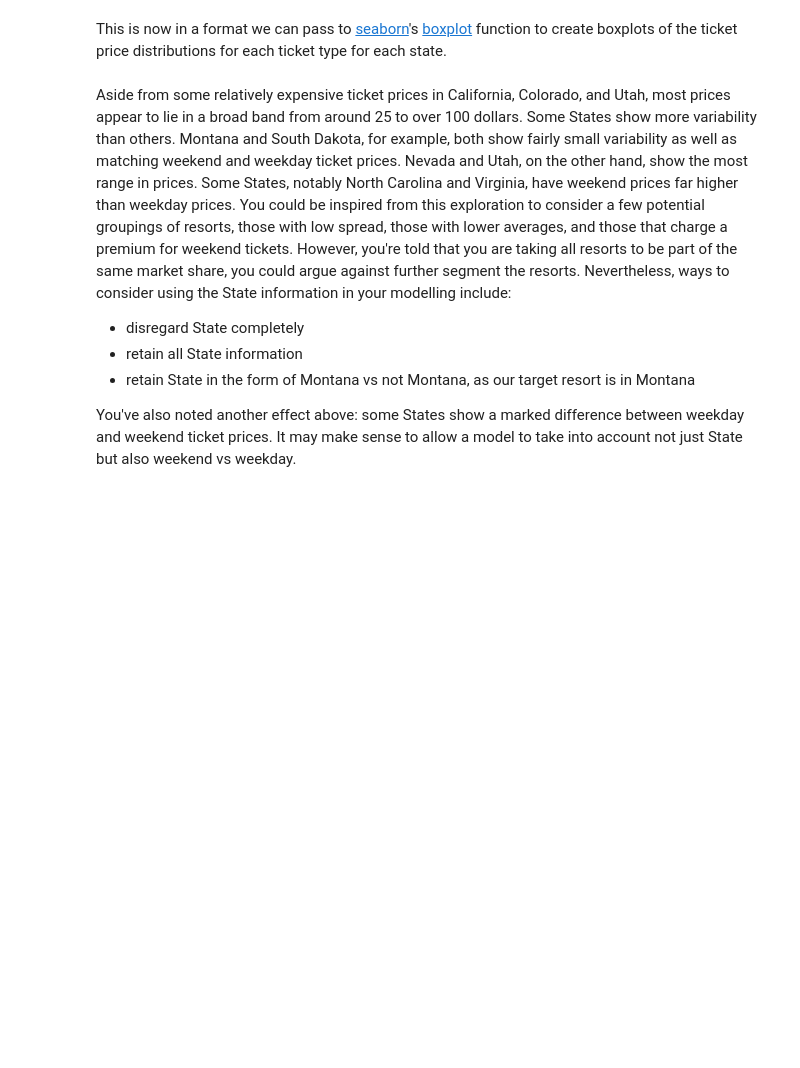
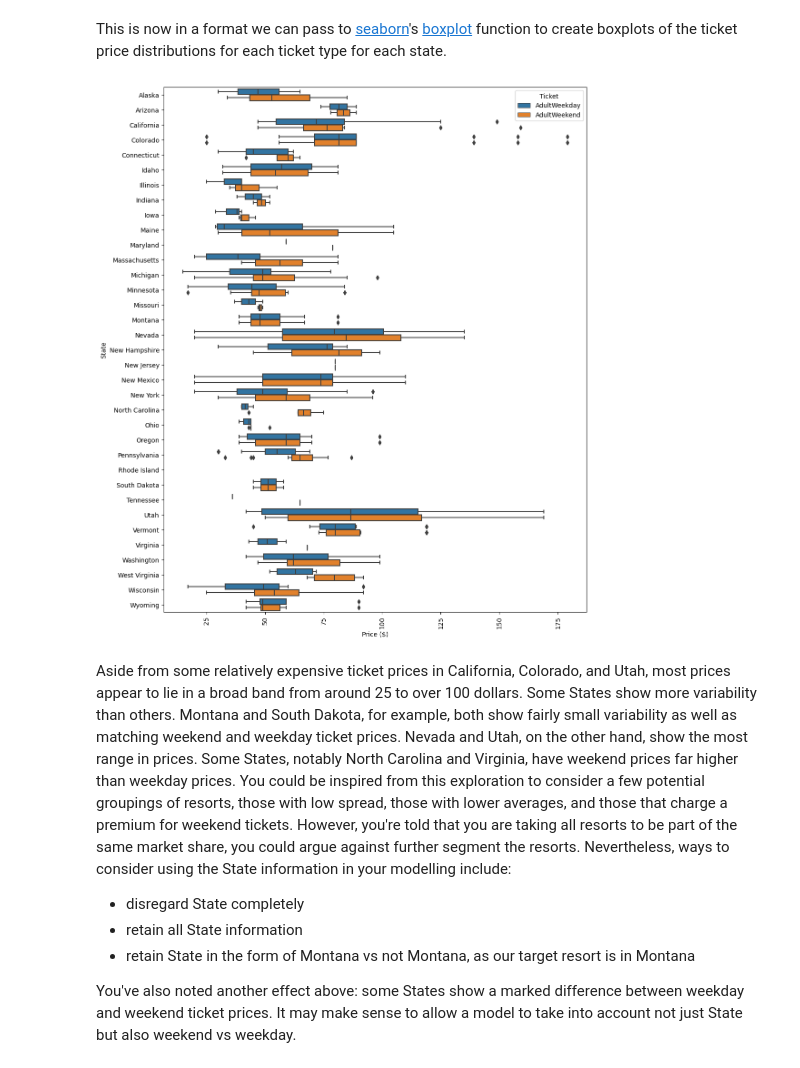
Before and after one commit to ajamkotc/DataScienceGuidedCapstone, a Jupyter notebook: Notebooks/02_data_wrangling.ipynb, the cells around one changed output. Cells and saved outputs as stored; diff of their text form; code cells hidden in the pictures; blank space fills up the shorter version.

```diff
--- a/Notebooks/02_data_wrangling.ipynb
+++ b/Notebooks/02_data_wrangling.ipynb
@@ -350,15 +428,13 @@ Next, you can transform the data into a single column for price with a new categ
 # %%
 #Code task 15#
+ticket_prices = pd.melt(ski_data, id_vars='state', var_name='Ticket', value_name = 'Price',
+                        value_vars=['AdultWeekday', 'AdultWeekend'])
+
 #Use the pd.melt function, pass in the ski_data columns 'state', 'AdultWeekday', and 'Adultweekend' only,
 #specify 'state' for `id_vars`
 #gather the ticket prices from the 'Adultweekday' and 'AdultWeekend' columns using the `value_vars` argument,
 #call the resultant price column 'Price' via the `value_name` argument,
 #name the weekday/weekend indicator column 'Ticket' via the `var_name` argument
-ticket_prices = pd.melt(ski_data[[___, ___, ___]],
-                        id_vars=___,
-                        var_name=___,
-                        value_vars=[___, ___],
-                        value_name=___)
 # %%
 ticket_prices.head()
 # %% [output]
@@ -372,14 +448,19 @@ ticket_prices.head()
 This is now in a format we can pass to [seaborn](https://seaborn.pydata.org/)'s [boxplot](https://seaborn.pydata.org/generated/seaborn.boxplot.html) function to create boxplots of the ticket price distributions for each ticket type for each state.
 # %%
 #Code task 16#
+plt.subplots(figsize=(12,15))
+sns.boxplot(data=ticket_prices, x='Price', y='state', hue='Ticket', orient='h')
+plt.xticks(rotation='vertical')
+plt.ylabel('State')
+plt.xlabel('Price ($)')
+
+plt.show()
+
 #Create a seaborn boxplot of the ticket price dataframe we created above,
 #with 'state' on the x-axis, 'Price' as the y-value, and a hue that indicates 'Ticket'
 #This will use boxplot's x, y, hue, and data arguments.
-plt.subplots(figsize=(12, 8))
-sns.boxplot(x=___, y=___, hue=___, data=ticket_prices)
-plt.xticks(rotation='vertical')
-plt.ylabel('Price ($)')
-plt.xlabel('State');
+# %% [output]
+[figure, added]
 # %% [markdown]
 Aside from some relatively expensive ticket prices in California, Colorado, and Utah, most prices appear to lie in a broad band from around 25 to over 100 dollars. Some States show more variability than others. Montana and South Dakota, for example, both show fairly small variability as well as matching weekend and weekday ticket prices. Nevada and Utah, on the other hand, show the most range in prices. Some States, notably North Carolina and Virginia, have weekend prices far higher than weekday prices. You could be inspired from this exploration to consider a few potential groupings of resorts, those with low spread, those with lower averages, and those that charge a premium for weekend tickets. However, you're told that you are taking all resorts to be part of the same market share, you  could argue against further segment the resorts. Nevertheless, ways to consider using the State information in your modelling include:
 
```
Also changed, not shown: parts of 17 cells of this notebook.
